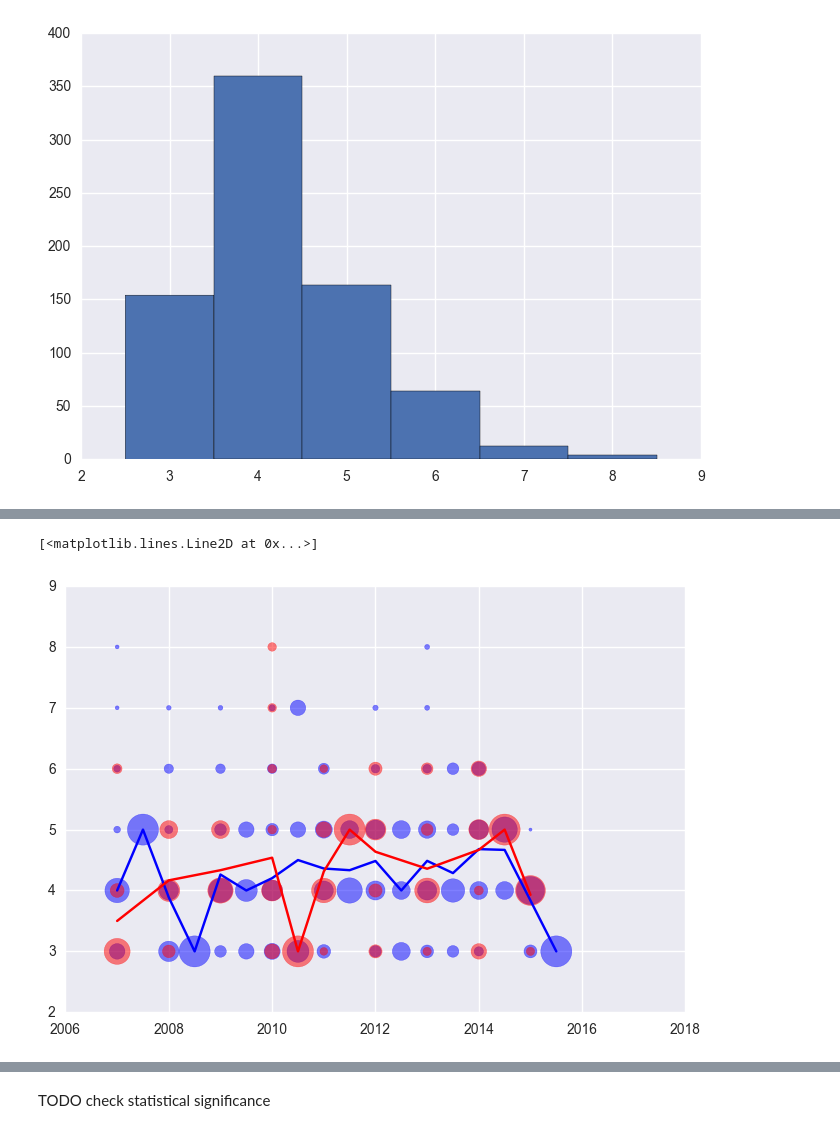
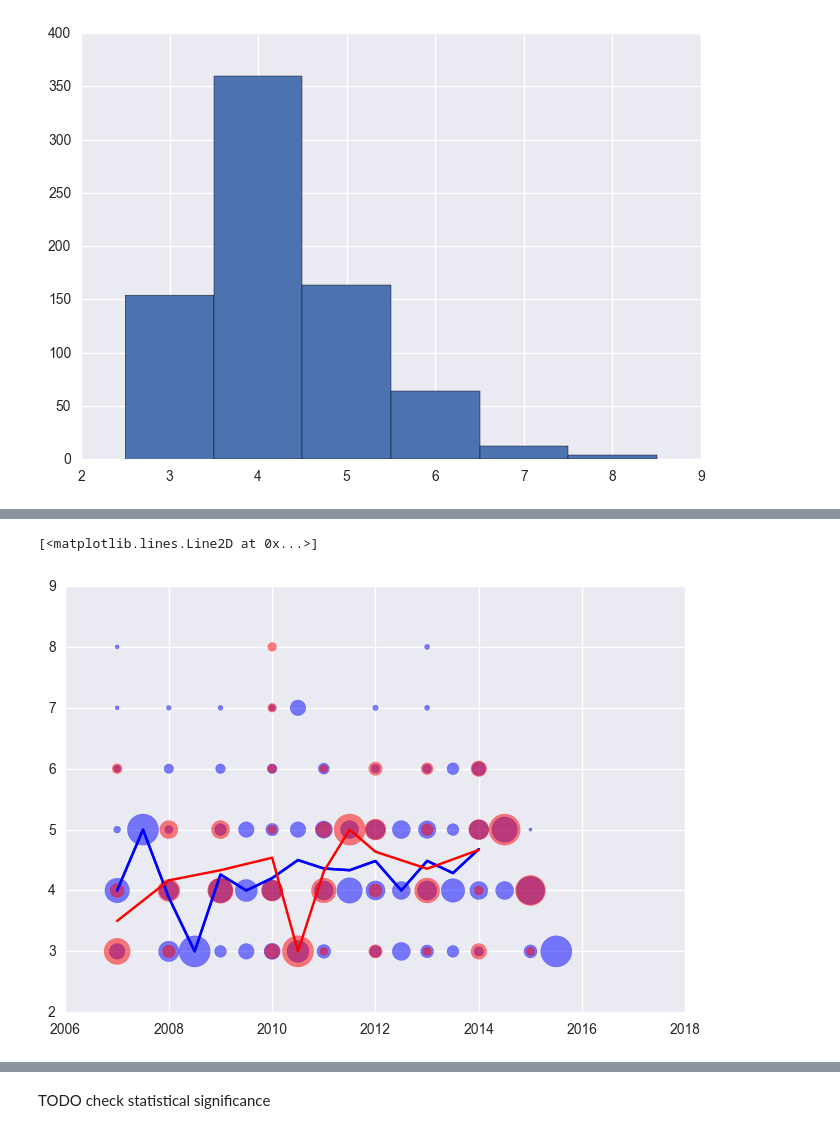
Before and after one commit to korcek-juraj/Homework, a Jupyter notebook: 02 - Data from the Web/Data from the Web.ipynb, the cells around one changed output, grey strips where cells are left out. Saved outputs shown, nothing was run; the diff lists cells and outputs as text; code cells hidden in the pictures.

```diff
--- a/02 - Data from the Web/Data from the Web.ipynb
+++ b/02 - Data from the Web/Data from the Web.ipynb
@@ -450,12 +458,28 @@ for key in missing_projet.keys():
 # %%
 per_spec_data = {}
+per_spec_data['No specialization (with minor)'] = {'count': 0, 'sum': 0}
+per_spec_data['No specialization (no minor)'] = {'count': 0, 'sum': 0}
+
 for key, val in result_dict.items():
     spec = val['spec']
+    if spec == '':
+        spec = 'No specialization (with possible minor)'
     if spec not in per_spec_data:
         per_spec_data[spec] = {'count': 0, 'sum': 0}
+    sum_sem_count = val['sem_count'] + val['c_sem_count'] + val['s_sem_count'] + val['p_sem_count'] + val['pc_sem_count'] + val['ps_sem_count']
+    if spec == 'No specialization (with possible minor)':
+        if val['has_minor']:
+            spec2 = 'No specialization (with minor)'
+        else:
+            spec2 = 'No specialization (no minor)'
+        per_spec_data[spec2]['count'] += 1
+        per_spec_data[spec2]['sum'] += sum_sem_count
     per_spec_data[spec]['count'] += 1
-    per_spec_data[spec]['sum'] += val['sem_count'] + val['c_sem_count'] + val['s_sem_count'] + val['p_sem_count'] + val['pc_sem_count'] + val['ps_sem_count']
+    per_spec_data[spec]['sum'] += sum_sem_count
 
+comp_dict = {}
 for key, val in per_spec_data.items():
-    print((key if key != '' else 'No specialization') + ' average: ' + "{0:.2f}".format(val['sum']/val['count']) + ' semesters, students: ' + str(val['count']))
+    avg = val['sum']/val['count']
+    comp_dict[key] = {'avg_w_int': avg, 'count': val['count']}
+    print((key if key != '' else 'No specialization (with possible minor)') + ' avg: ' + "{0:.2f}".format(avg) + ' semestres, students: ' + str(val['count']))
 # %% [output]
@@ -474,12 +499,0 @@ Service science average: 4.33 semesters, students: 3
-# %%
-per_spec_data = {}
-for key, val in result_dict.items():
-    spec = val['spec']
-    if spec not in per_spec_data:
-        per_spec_data[spec] = {'count': 0, 'sum': 0}
-    per_spec_data[spec]['count'] += 1
-    per_spec_data[spec]['sum'] += val['sem_count'] + val['c_sem_count'] + val['p_sem_count'] + val['pc_sem_count'] + val['ps_sem_count']
-
-print('Excluding internship\n')
-for key, val in per_spec_data.items():
-    print((key if key != '' else 'No specialization') + ' average: ' + "{0:.2f}".format(val['sum']/val['count']) + ' semesters, students: ' + str(val['count']))
@@ -571,33 +662,36 @@ average_over_years_m = (size_m * np.arange(min_sems, max_sems + 1)).sum(1) / siz
 size_m = size_m / size_m_sum[:, None]
 
 size_f_sum = size_f.sum(1)
 size_f_sum[size_f_sum == 0] = np.inf
 average_over_years_f = (size_f * np.arange(min_sems, max_sems + 1)).sum(1) / size_f_sum
 size_f = size_f / size_f_sum[:, None]
 
 for sem in sems:
     plt.scatter(years,
                 sem * np.ones(len(years)),
                 marker='o',
                 color='b',
                 alpha=0.5,
                 s=size_m[:,sem - min_sems] * 500
                )
 
     plt.scatter(years,
                 sem * np.ones(len(years)),
                 marker='o',
                 color='r',
                 alpha=0.5,
                 s=size_f[:,sem - min_sems] * 500
                )
-plt.plot(years[:-1], average_over_years_m[:-1], color='b')
+plt.plot(years[:-4], average_over_years_m[:-4], color='b')
+
+no_of_last_sample_to_ignore = 3
+plt.plot(years[:-no_of_last_sample_to_ignore - 1], average_over_years_m[:-no_of_last_sample_to_ignore - 1], color='b')
 
 not_ok_ind = (average_over_years_f == 0).ravel().nonzero()[0]
 ok_ind = (average_over_years_f != 0).ravel().nonzero()[0]
 ok_val = average_over_years_f[average_over_years_f!=0]
 average_over_years_f[average_over_years_f==0] = np.interp(not_ok_ind, ok_ind, ok_val)
-plt.plot(years[:-2], average_over_years_f[:-2], color='r')
+plt.plot(years[:-no_of_last_sample_to_ignore - 1], average_over_years_f[:-no_of_last_sample_to_ignore - 1], color='r')
 # %% [output]
 [<matplotlib.lines.Line2D at 0x...>]
-[figure, old version]
+[figure, new version]
```
Also changed, not shown: parts of 23 cells of this notebook.
